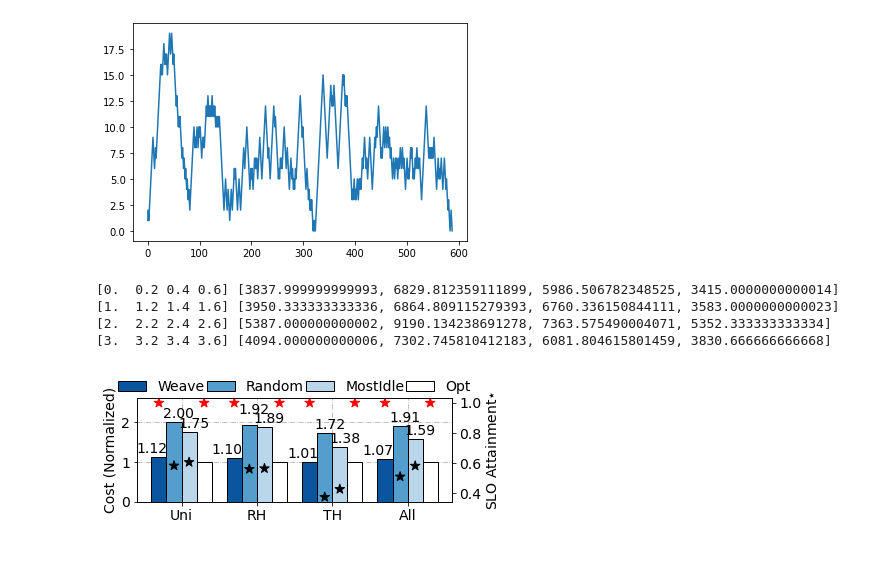
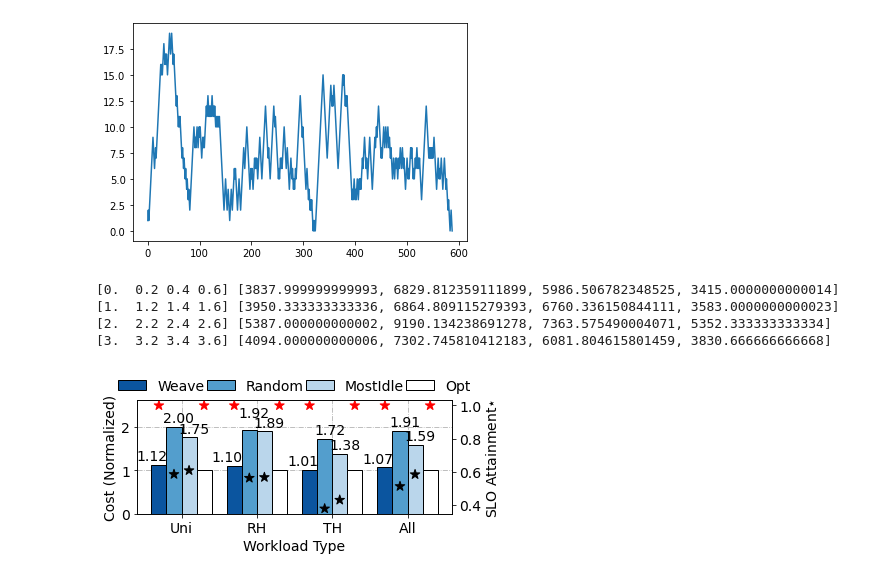
Before and after one commit to wutianyuan1/ROLL, a Jupyter notebook: global_scheduler/parse.ipynb, the cells around one changed output. Saved outputs shown, nothing was run; the diff lists cells and outputs as text; code cells hidden in the pictures.

```diff
--- a/global_scheduler/parse.ipynb
+++ b/global_scheduler/parse.ipynb
@@ -71,24 +72,7 @@ def cdf(x, plot=True, *args, **kwargs):
 with open("run_results_ablation_type.txt", 'r') as f:
     content = f.read().split("\n")
 
-
-# if len(time_costs) == 0:
-#     continue
-# xs, invs, alls, costs = [], [], [], []
-# calc_num_invalid_jobs = lambda group_invalid_jobs: sum(len(group_invalid_jobs[grp_id]) for grp_id in group_invalid_jobs)
-# t0 = time_costs[0][0]
-# for (last_t, t, last_invalid, last_num_all) in time_invalid_jobs:
-#     invs.append(calc_num_invalid_jobs(last_invalid))
-#     alls.append(last_num_all)
-# for (last_t, t, cost_t) in time_costs:
-#     xs.append((last_t - t0).total_seconds() / 3600 / 24)
-#     costs.append(cost_t)
-# cdf(costs)
-# if not all_plotted:
-#     # plt.plot(np.arange(len(xs)), alls)
-#     all_plotted = True
-
-plt.figure(figsize=(6, 2.5))
+plt.figure(figsize=(6, 3))
 all_costs = {}
 all_slos = {}
 for line in content:
@@ -112,7 +96,6 @@ for line in content:
 shift = 0
 w = 0.2
 hatches = [None, None, None, None]
-import seaborn as sns
 colors = sns.color_palette('Blues')[::-1][::2] + ['white']
 star_colors = ['red', 'black', 'black', 'red']
 ax1 = plt.gca()
@@ -121,32 +104,32 @@ for ((mtype, v), (mtype2, slov)) in zip(all_costs.items(), all_slos.items()):
     print(shift + np.arange(len(v)) * w, list(v.values()))
     ax1.bar(shift + np.arange(len(v)) * w, [i/v['Opt'] for i in v.values()], width=w, color=colors[:len(v)], edgecolor='black', label=v.keys() if mtype == 'all' else None, hatch=hatches, zorder=2)
     ax2.scatter(shift + np.arange(len(slov)) * w, list(slov.values()), marker='*', color=star_colors[:len(slov)], s=100)
     for i, (method, mv) in enumerate(v.items()):
         if method != 'Opt':
             h = 0.1
             if mtype == 'rh' and method == 'Random':
                 h = 0.3
             ax1.text(shift + i * w - w*0.7 if i != 0 else shift - 1.5*w, mv/v['Opt']+h, "{:.2f}".format((mv/v['Opt'])), fontdict={"fontsize":14}, zorder=2)
     shift += 1
 
 
 plt.sca(ax2)
 plt.yticks(fontsize=14)
 plt.ylabel("SLO Attainment$\star$", fontdict={"fontsize": 14})
 
 plt.sca(ax1)
 plt.xticks(np.arange(4) + w * 1.5, ['Uni', 'RH', 'TH', 'All'], fontsize=14)
 plt.yticks(fontsize=14)
 plt.ylim(0, 2.6)
 plt.grid(linestyle='-.', zorder=0)
 plt.ylabel("Cost (Normalized)", fontdict={"fontsize": 14})
 plt.legend(fontsize=14, ncols=4, frameon=False, columnspacing=0.15, loc='upper center', bbox_to_anchor=(0.5, 1.3))
-
+plt.xlabel("Workload Type", fontdict={"fontsize": 14})
 plt.tight_layout()
 plt.savefig("ablation_type.pdf")
 # %% [output]
 [0.  0.2 0.4 0.6] [3837.999999999993, 6829.812359111899, 5986.506782348525, 3415.0000000000014]
 [1.  1.2 1.4 1.6] [3950.333333333336, 6864.809115279393, 6760.336150844111, 3583.0000000000023]
 [2.  2.2 2.4 2.6] [5387.000000000002, 9190.134238691278, 7363.575490004071, 5352.333333333334]
 [3.  3.2 3.4 3.6] [4094.000000000006, 7302.745810412183, 6081.804615801459, 3830.666666666668]
-[figure, old version]
+[figure, new version]
```
Also changed, not shown: parts of 3 cells of this notebook, 5 other files.
